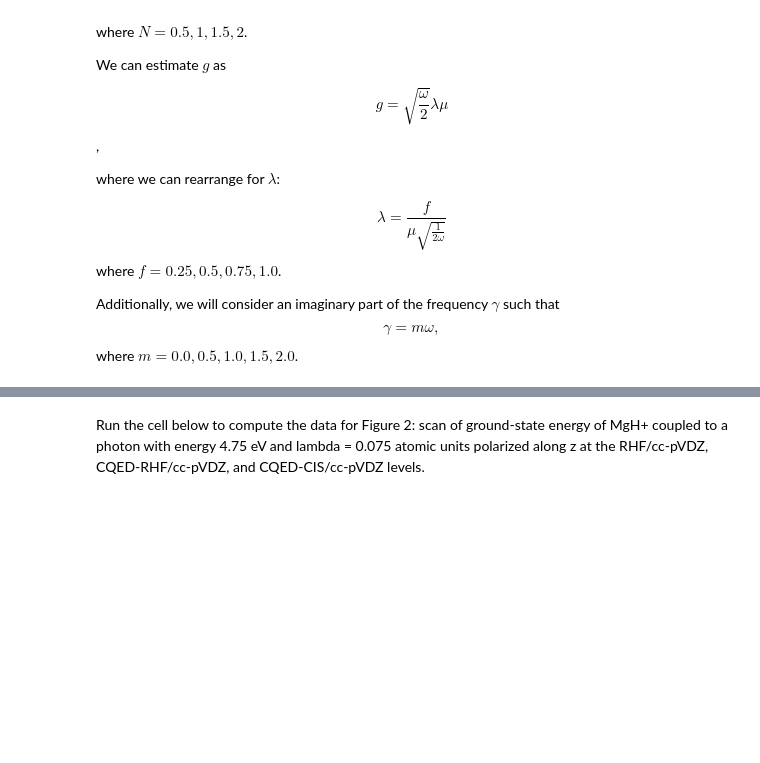
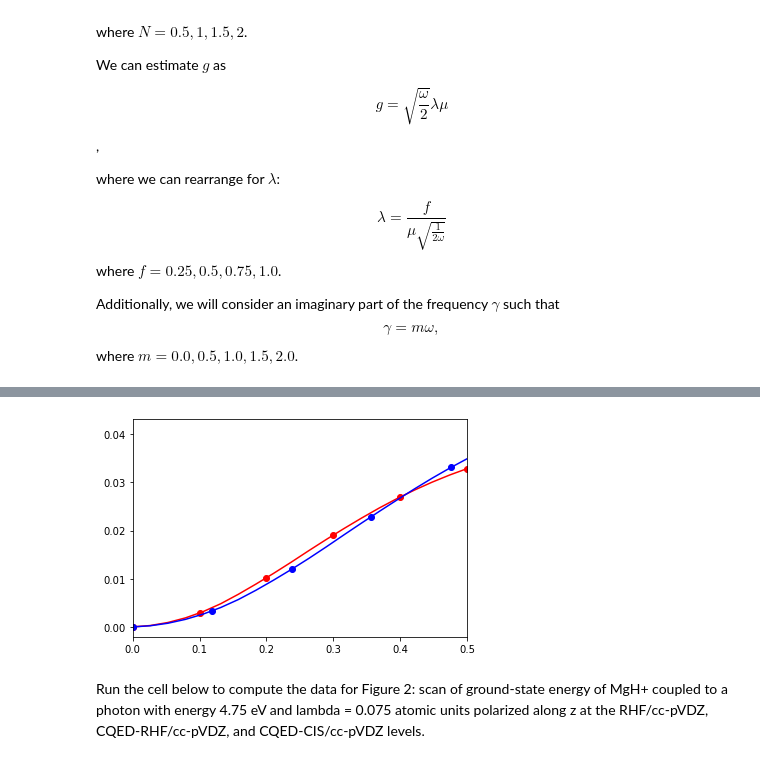
Before and after one commit to FoleyLab/psi4polaritonic, a Jupyter notebook: MgHp_Virtual_Photon_Ground_State_Study.ipynb, the cells around one changed output, grey strips where cells are left out. Saved outputs shown, nothing was run; the diff lists cells and outputs as text; code cells hidden in the pictures; blank space fills up the shorter version.

```diff
--- a/MgHp_Virtual_Photon_Ground_State_Study.ipynb
+++ b/MgHp_Virtual_Photon_Ground_State_Study.ipynb
@@ -173,3 +217,21 @@ No handles with labels found to put in legend.
+# %%
+from scipy.interpolate import InterpolatedUnivariateSpline
+g0_spline = InterpolatedUnivariateSpline(relative_strength[0,:]/om_r, photon_occupation_L[0,:], k=2)
+g1_spline = InterpolatedUnivariateSpline(relative_strength[1,:]/om_r, photon_occupation_L[1,:], k=2)
+g2_spline = InterpolatedUnivariateSpline(relative_strength[2,:]/om_r, photon_occupation_L[2,:], k=2)
+g3_spline = InterpolatedUnivariateSpline(relative_strength[3,:]/om_r, photon_occupation_L[3,:], k=2)
+g4_spline = InterpolatedUnivariateSpline(relative_strength[4,:]/om_r, photon_occupation_L[4,:], k=2)
+
+g_fine = np.linspace(0, 0.5, 20)
+
+plt.plot(g_fine, g0_spline(g_fine), 'red')
+plt.plot(relative_strength[0,:]/om_r, photon_occupation_L[0,:], 'ro')
+plt.plot(g_fine, g4_spline(g_fine), 'blue')
+plt.plot(relative_strength[4,:]/om_r, photon_occupation_L[4,:], 'bo')
+plt.xlim(0,0.5)
+plt.show()
+# %% [output]
+[figure, added]
 # %%
 f = open('MgH_ccpVDZ_Ez_12.5mH_om_4.75_0g.txt', 'w')
 stri = "radius; CIS X,1; CIS A,0; JC LP; JC UP; PF LP; PF UP; CQED-CIS LP; CQED-CIS UP"
```
Also changed, not shown: parts of 3 cells of this notebook, 3 other files.
